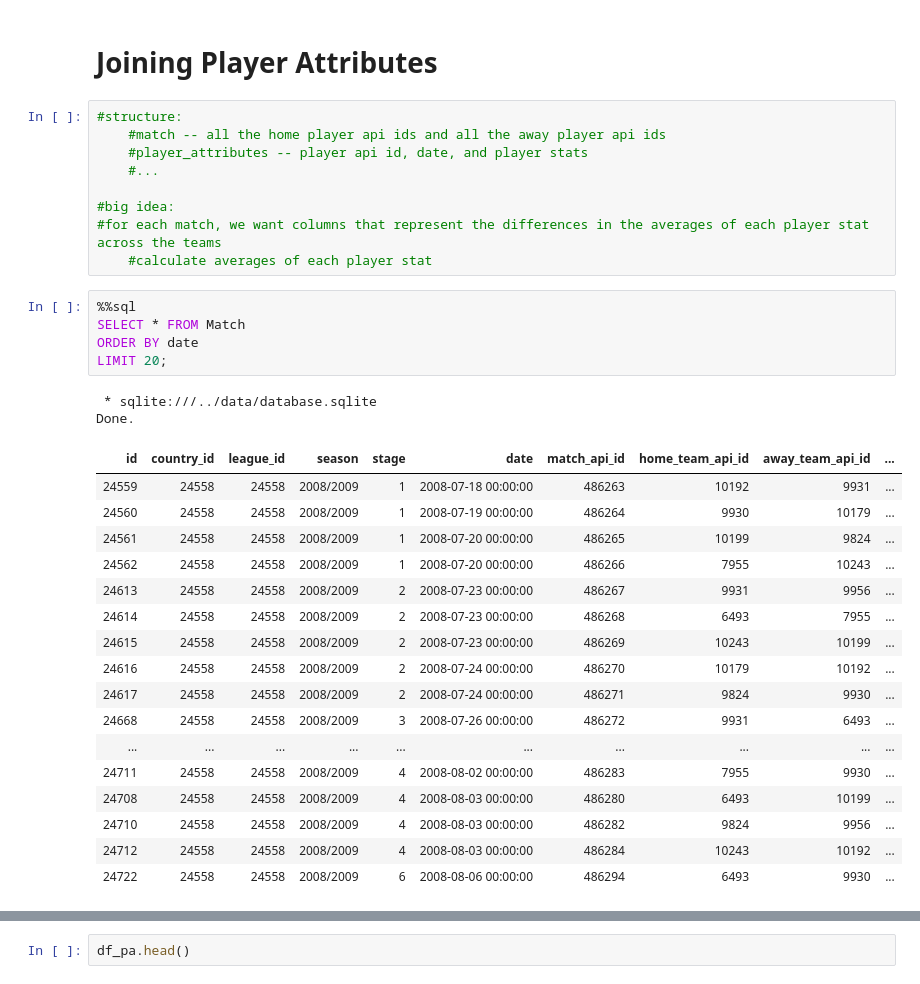
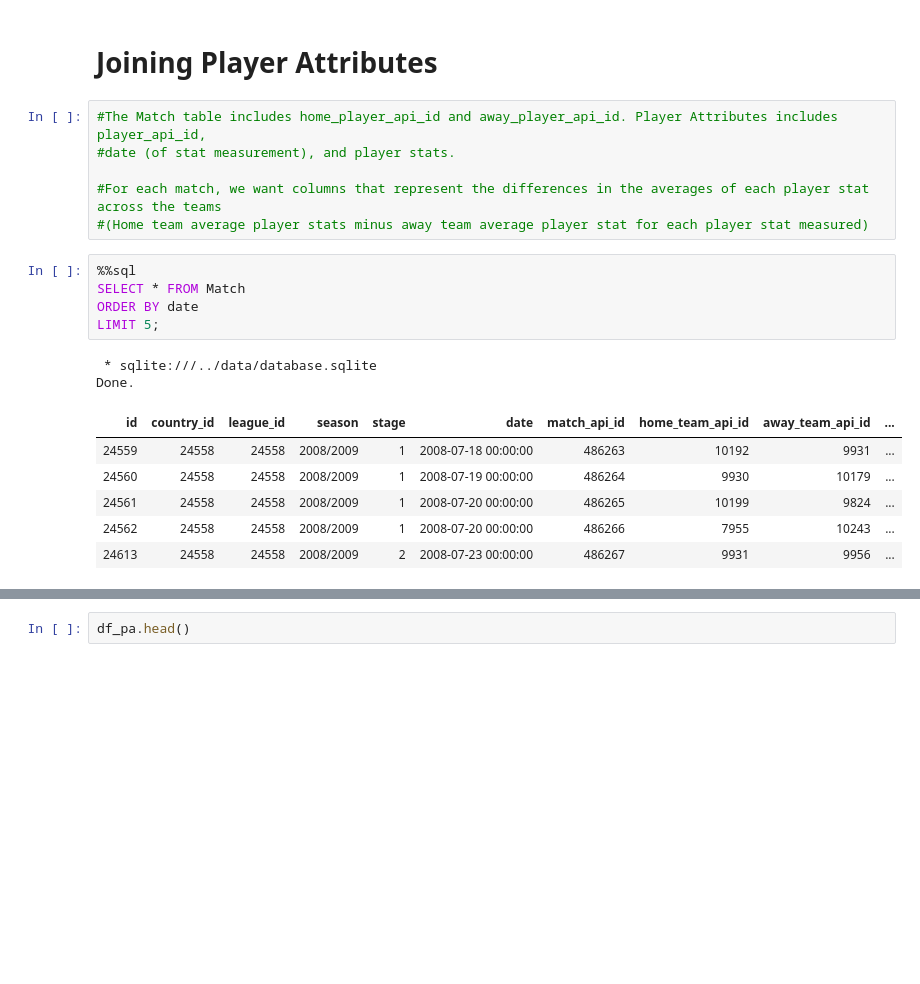
Before and after one commit to gwilli95/European_Soccer_EDA_XGBoost_Pipeline, a Jupyter notebook: notebooks/modeling_table.ipynb, the cells around one changed output, grey strips where cells are left out. Drawn from its saved outputs; the diff is of its cells as text; blank space fills up the shorter version.

```diff
--- a/notebooks/modeling_table.ipynb
+++ b/notebooks/modeling_table.ipynb
@@ -818,39 +829,25 @@ both_stats.head(20)
 # %% [markdown]
 # Joining Player Attributes
 # %%
-#structure:
-    #match -- all the home player api ids and all the away player api ids
-    #player_attributes -- player api id, date, and player stats
-    #...
+#The Match table includes home_player_api_id and away_player_api_id. Player Attributes includes player_api_id,
+#date (of stat measurement), and player stats.
 
-#big idea:
-#for each match, we want columns that represent the differences in the averages of each player stat across the teams
-    #calculate averages of each player stat
+#For each match, we want columns that represent the differences in the averages of each player stat across the teams
+#(Home team average player stats minus away team average player stat for each player stat measured)
 # %%
 %%sql
 SELECT * FROM Match
 ORDER BY date
-LIMIT 20;
+LIMIT 5;
 # %% [output]
  * sqlite:///../data/database.sqlite
 Done.
 | id | country_id | league_id | season | stage | date | match_api_id | home_team_api_id | away_team_api_id | ... |
 | 24559 | 24558 | 24558 | 2008/2009 | 1 | 2008-07-18 00:00:00 | 486263 | 10192 | 9931 | ... |
 | 24560 | 24558 | 24558 | 2008/2009 | 1 | 2008-07-19 00:00:00 | 486264 | 9930 | 10179 | ... |
 | 24561 | 24558 | 24558 | 2008/2009 | 1 | 2008-07-20 00:00:00 | 486265 | 10199 | 9824 | ... |
 | 24562 | 24558 | 24558 | 2008/2009 | 1 | 2008-07-20 00:00:00 | 486266 | 7955 | 10243 | ... |
 | 24613 | 24558 | 24558 | 2008/2009 | 2 | 2008-07-23 00:00:00 | 486267 | 9931 | 9956 | ... |
-| 24614 | 24558 | 24558 | 2008/2009 | 2 | 2008-07-23 00:00:00 | 486268 | 6493 | 7955 | ... |
-| 24615 | 24558 | 24558 | 2008/2009 | 2 | 2008-07-23 00:00:00 | 486269 | 10243 | 10199 | ... |
-| 24616 | 24558 | 24558 | 2008/2009 | 2 | 2008-07-24 00:00:00 | 486270 | 10179 | 10192 | ... |
-| 24617 | 24558 | 24558 | 2008/2009 | 2 | 2008-07-24 00:00:00 | 486271 | 9824 | 9930 | ... |
-| 24668 | 24558 | 24558 | 2008/2009 | 3 | 2008-07-26 00:00:00 | 486272 | 9931 | 6493 | ... |
-| ... | ... | ... | ... | ... | ... | ... | ... | ... | ... |
-| 24711 | 24558 | 24558 | 2008/2009 | 4 | 2008-08-02 00:00:00 | 486283 | 7955 | 9930 | ... |
-| 24708 | 24558 | 24558 | 2008/2009 | 4 | 2008-08-03 00:00:00 | 486280 | 6493 | 10199 | ... |
-| 24710 | 24558 | 24558 | 2008/2009 | 4 | 2008-08-03 00:00:00 | 486282 | 9824 | 9956 | ... |
-| 24712 | 24558 | 24558 | 2008/2009 | 4 | 2008-08-03 00:00:00 | 486284 | 10243 | 10192 | ... |
-| 24722 | 24558 | 24558 | 2008/2009 | 6 | 2008-08-06 00:00:00 | 486294 | 6493 | 9930 | ... |
 # %%
 %%sql
 SELECT * FROM Player_Attributes
```
Also changed, not shown: parts of 90 cells of this notebook, 2 other files.
